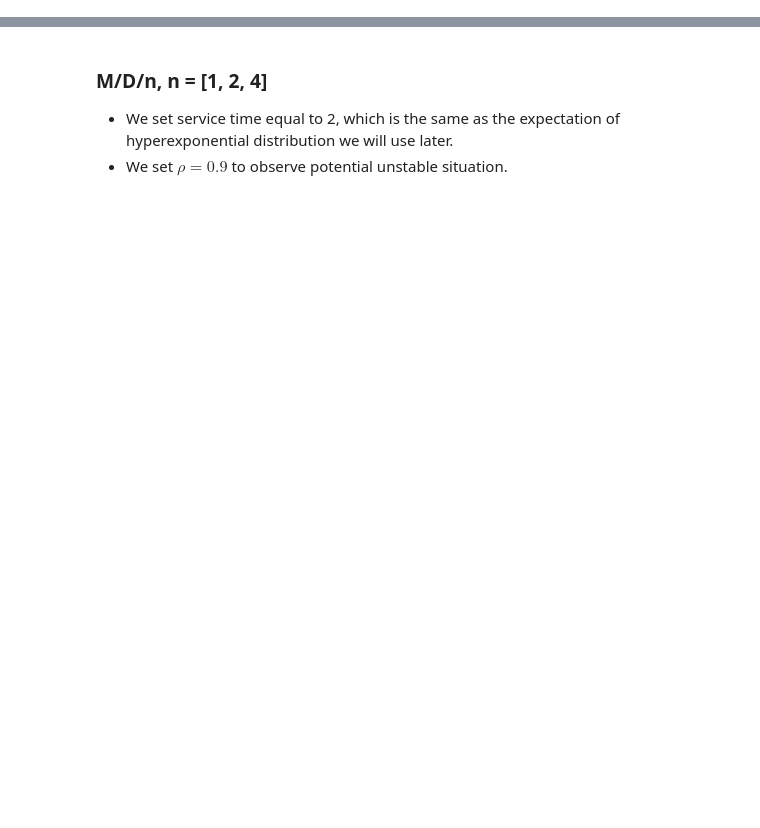
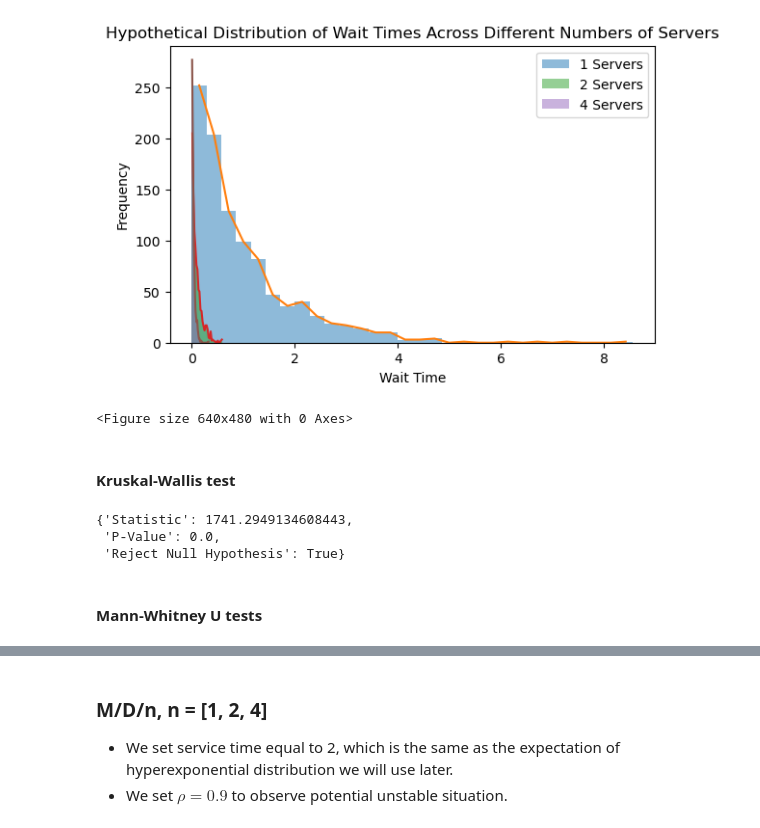
Before and after one commit to leah168/Stochastic_Assignment2, a Jupyter notebook: a2q3.ipynb, the cells around one changed output, grey strips where cells are left out. Drawn from its saved outputs; the diff is of its cells as text; code cells hidden in the pictures; blank space fills up the shorter version.

```diff
--- a/a2q3.ipynb
+++ b/a2q3.ipynb
@@ -0,0 +109,67 @@
+# %%
+import numpy as np
+import matplotlib.pyplot as plt
+
+# Parameters
+num_of_servers = [1, 2, 4]  # List of server numbers
+mu = 10           # Service rate
+lambda_rate = 9  # Arrival rate
+
+# Seed for reproducibility
+np.random.seed(0)
+
+# Generating sample data for different server scenarios
+sample_data = {}
+for n in num_of_servers:
+    # Assuming a lower average wait time for more servers
+    mean_wait = 1 / (n * mu - lambda_rate) if n * mu > lambda_rate else 10
+    # Generating a random sample of wait times
+    sample_data[n] = np.random.exponential(mean_wait, 1000)
+
+# Plotting the hypothetical distribution of wait times in one graph
+plt.figure(figsize=(6.5, 4))
+
+for n in num_of_servers:
+    # Plot histogram
+    count, bins, ignored = plt.hist(sample_data[n], bins=30, alpha=0.5, label=f'{n} Servers')
+
+    # Calculate the center of each bin
+    bin_centers = 0.5 * (bins[1:] + bins[:-1])
+
+    # Plot a line at the bin centers
+    plt.plot(bin_centers, count, '-')
+
+# Adding plot details
+plt.title('Hypothetical Distribution of Wait Times Across Different Numbers of Servers')
+plt.xlabel('Wait Time')
+plt.ylabel('Frequency')
+plt.legend()
+
+plt.show()
+plt.savefig('4.png', dpi=300)
+# %% [output]
+[figure, added]
+<Figure size 640x480 with 0 Axes>
+# %% [markdown]
+#### Kruskal-Wallis test
+# %%
+from scipy.stats import kruskal
+
+# Conducting the Kruskal-Wallis test
+stat, p_value = kruskal(sample_data[1], sample_data[2], sample_data[4])
+"Null Hypothesis: The average waiting times are the same across different numbers of servers."
+
+# Displaying the results
+kruskal_result = {
+    "Statistic": stat,
+    "P-Value": p_value,
+    "Reject Null Hypothesis": p_value < 0.05
+}
+
+kruskal_result
+# %% [output]
+{'Statistic': 1741.2949134608443,
+ 'P-Value': 0.0,
+ 'Reject Null Hypothesis': True}
+# %% [markdown]
+#### Mann-Whitney U tests
```
Also changed, not shown: parts of 14 cells of this notebook.
